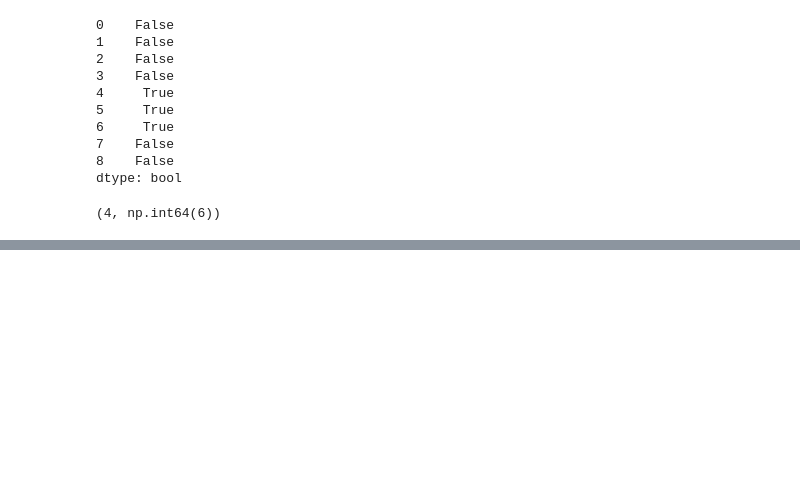
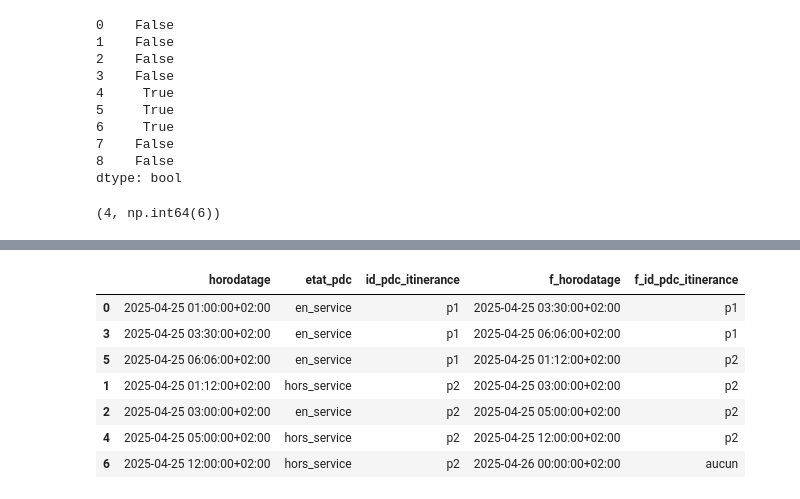
Before and after one commit to loco-labs/qualicharge-rtet, a Jupyter notebook: saturation/source/tests_saturation.ipynb, the cells around one changed output, grey strips where cells are left out. Saved outputs shown, nothing was run; the diff lists cells and outputs as text; code cells hidden in the pictures; blank space fills up the shorter version.

```diff
--- a/saturation/source/tests_saturation.ipynb
+++ b/saturation/source/tests_saturation.ipynb
@@ -436,0 +508,12 @@ debut, fin
+# %%
+res2 = decal2(test, timestamp, echantillons)
+res2
+# %% [output]
+|  | horodatage | etat_pdc | id_pdc_itinerance | f_horodatage | f_id_pdc_itinerance |
+| 0 | 2025-04-25 01:00:00+02:00 | en_service | p1 | 2025-04-25 03:30:00+02:00 | p1 |
+| 3 | 2025-04-25 03:30:00+02:00 | en_service | p1 | 2025-04-25 06:06:00+02:00 | p1 |
+| 5 | 2025-04-25 06:06:00+02:00 | en_service | p1 | 2025-04-25 01:12:00+02:00 | p2 |
+| 1 | 2025-04-25 01:12:00+02:00 | hors_service | p2 | 2025-04-25 03:00:00+02:00 | p2 |
+| 2 | 2025-04-25 03:00:00+02:00 | en_service | p2 | 2025-04-25 05:00:00+02:00 | p2 |
+| 4 | 2025-04-25 05:00:00+02:00 | hors_service | p2 | 2025-04-25 12:00:00+02:00 | p2 |
+| 6 | 2025-04-25 12:00:00+02:00 | hors_service | p2 | 2025-04-26 00:00:00+02:00 | aucun |
```
Also changed, not shown: parts of 3 cells of this notebook, 1 other file.
